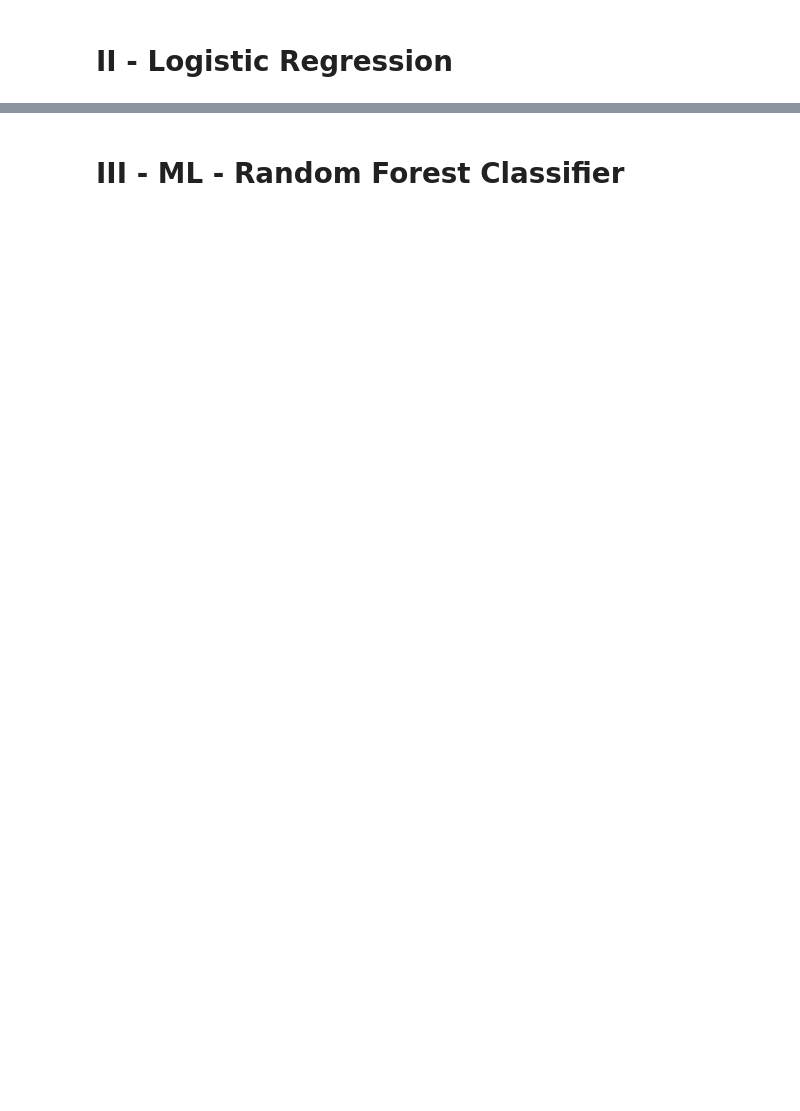
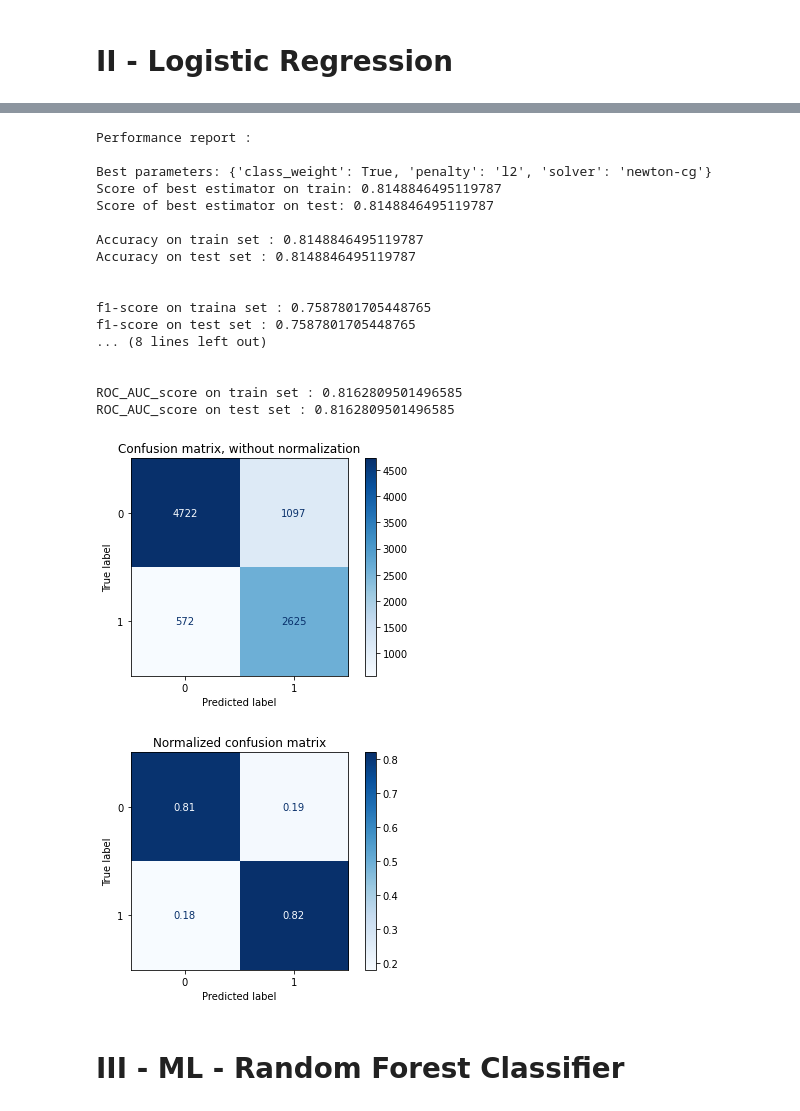
Before and after one commit to Aura-healthcare/ecg_qc, a Jupyter notebook: ecg_qc-methodology/4_machine_learning/ml_pipeline.ipynb, the cells around one changed output, grey strips where cells are left out. Saved outputs shown, nothing was run; the diff lists cells and outputs as text; code cells hidden in the pictures; blank space fills up the shorter version.

```diff
--- a/ecg_qc-methodology/4_machine_learning/ml_pipeline.ipynb
+++ b/ecg_qc-methodology/4_machine_learning/ml_pipeline.ipynb
@@ -203,4 +213,28 @@ ROC_AUC_score on test set : 0.8003910556724897
 [figure]
+# %%
+# Performance report on validation Dataset
+
+make_performance_report(grid_search_log , X_val, X_val, y_val, y_val)
+# %% [output]
+Performance report :
+
+Best parameters: {'class_weight': True, 'penalty': 'l2', 'solver': 'newton-cg'}
+Score of best estimator on train: 0.8148846495119787
+Score of best estimator on test: 0.8148846495119787
+
+Accuracy on train set : 0.8148846495119787
+Accuracy on test set : 0.8148846495119787
+
+
+f1-score on traina set : 0.7587801705448765
+f1-score on test set : 0.7587801705448765
+... (8 lines left out)
+
+
+ROC_AUC_score on train set : 0.8162809501496585
+ROC_AUC_score on test set : 0.8162809501496585
+[figure, added]
+[figure, added]
 # %% [markdown]
 # III - ML - Random Forest Classifier
 # %%
```
Also changed, not shown: parts of 12 cells of this notebook, 4 other files.
